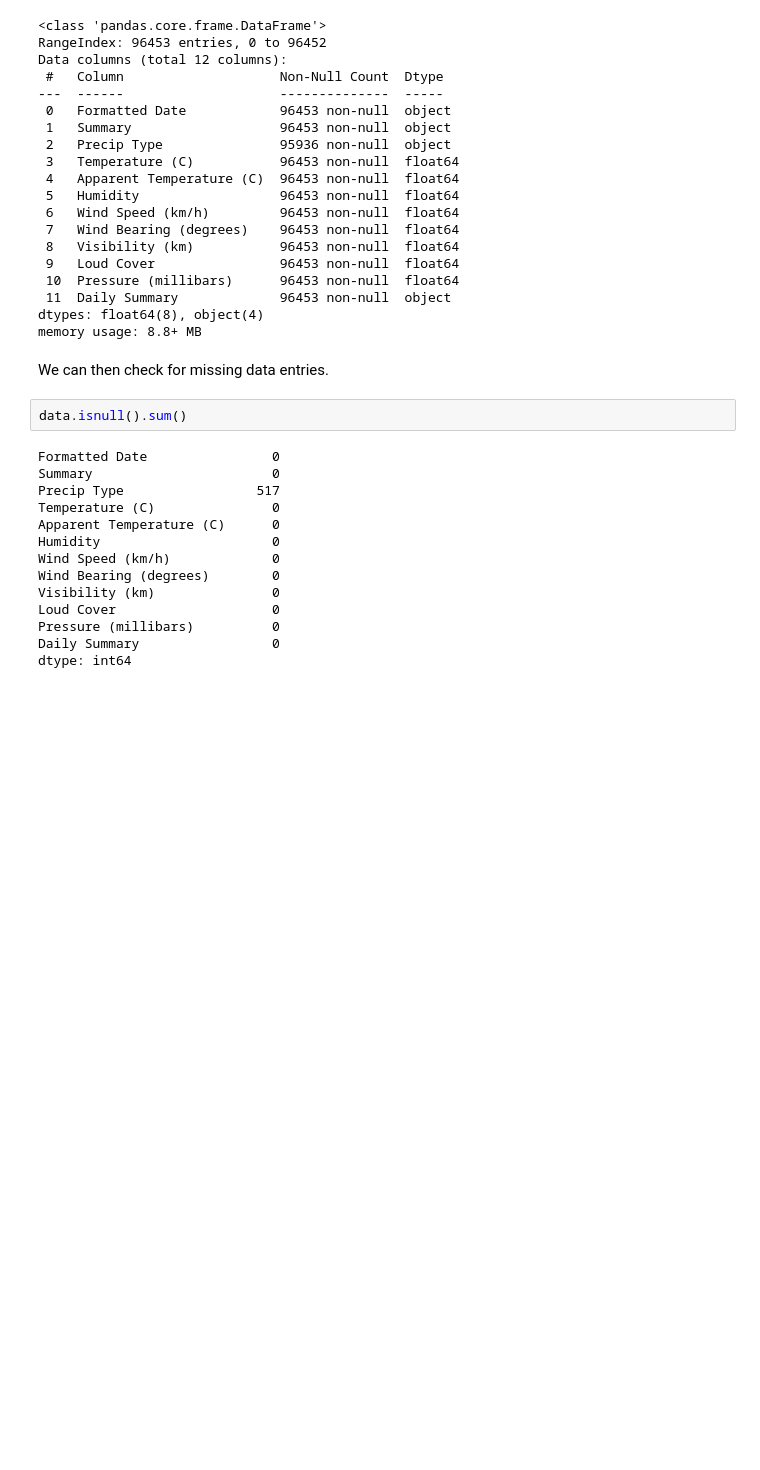
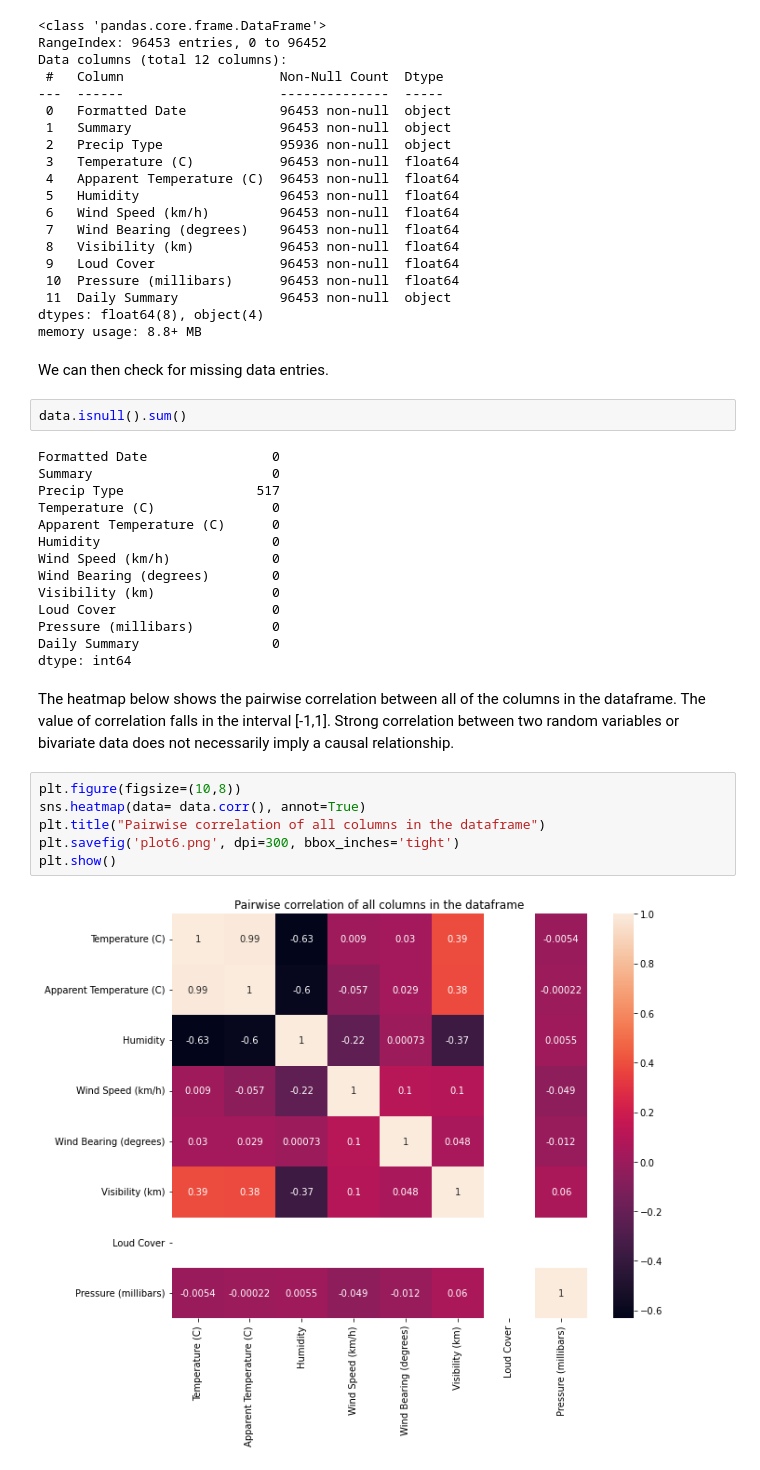
Before and after one commit to erinp0/DST-Assessment_0, a Jupyter notebook: Erin Pollard/DST_Trial.ipynb, the cells around one changed output. Saved outputs shown, nothing was run; the diff lists cells and outputs as text; blank space fills up the shorter version.

```diff
--- a/Erin Pollard/DST_Trial.ipynb
+++ b/Erin Pollard/DST_Trial.ipynb
@@ -63,3 +63,13 @@ Loud Cover                    0
 Pressure (millibars)          0
 Daily Summary                 0
 dtype: int64
+# %% [markdown]
+The heatmap below shows the pairwise correlation between all of the columns in the dataframe. The value of correlation falls in the interval [-1,1]. Strong correlation between two random variables or bivariate data does not necessarily imply a causal relationship.
+# %%
+plt.figure(figsize=(10,8))
+sns.heatmap(data= data.corr(), annot=True)
+plt.title("Pairwise correlation of all columns in the dataframe")
+plt.savefig('plot6.png', dpi=300, bbox_inches='tight')
+plt.show()
+# %% [output]
+[figure, added]
```
Also changed, not shown: parts of 6 cells of this notebook.
